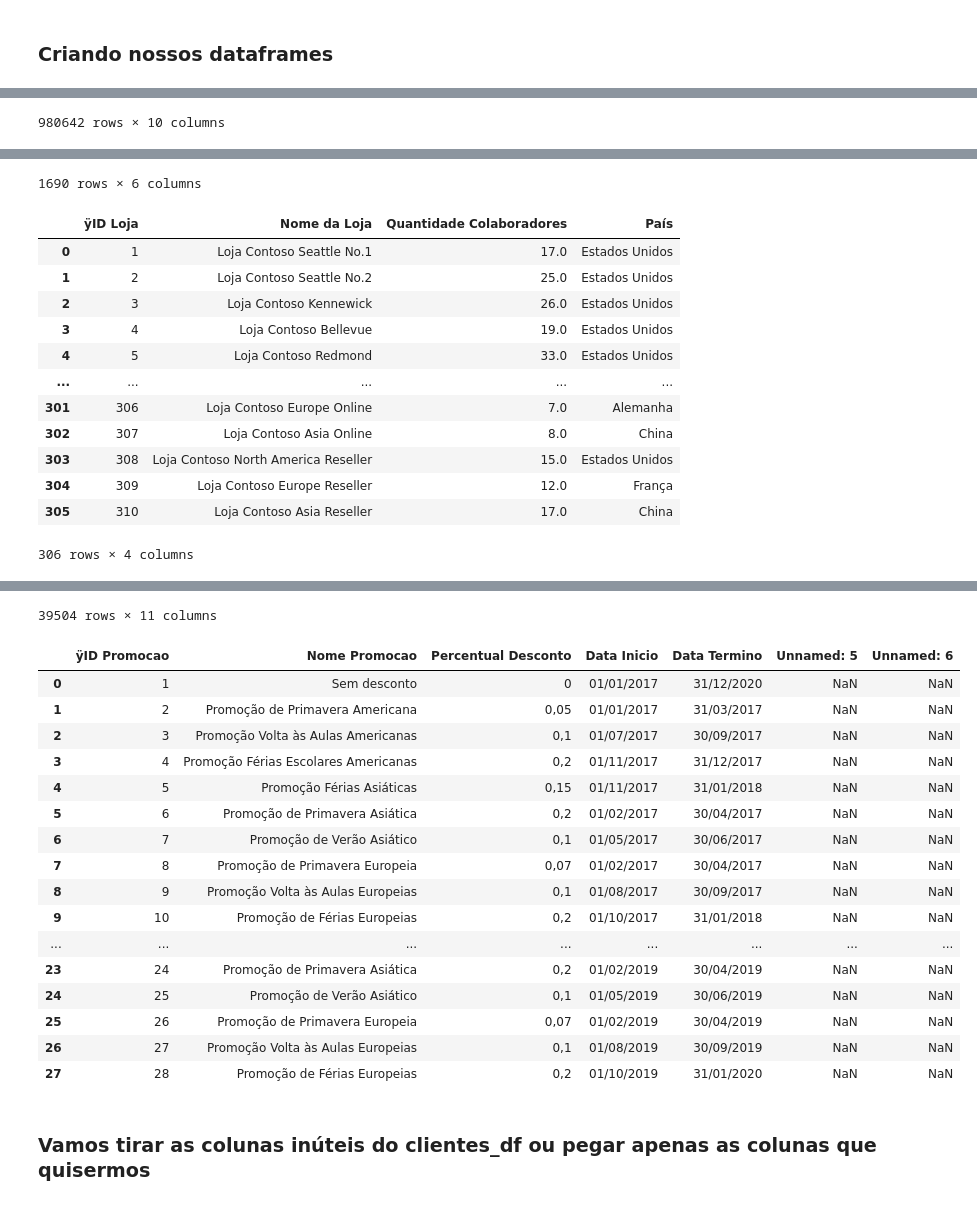
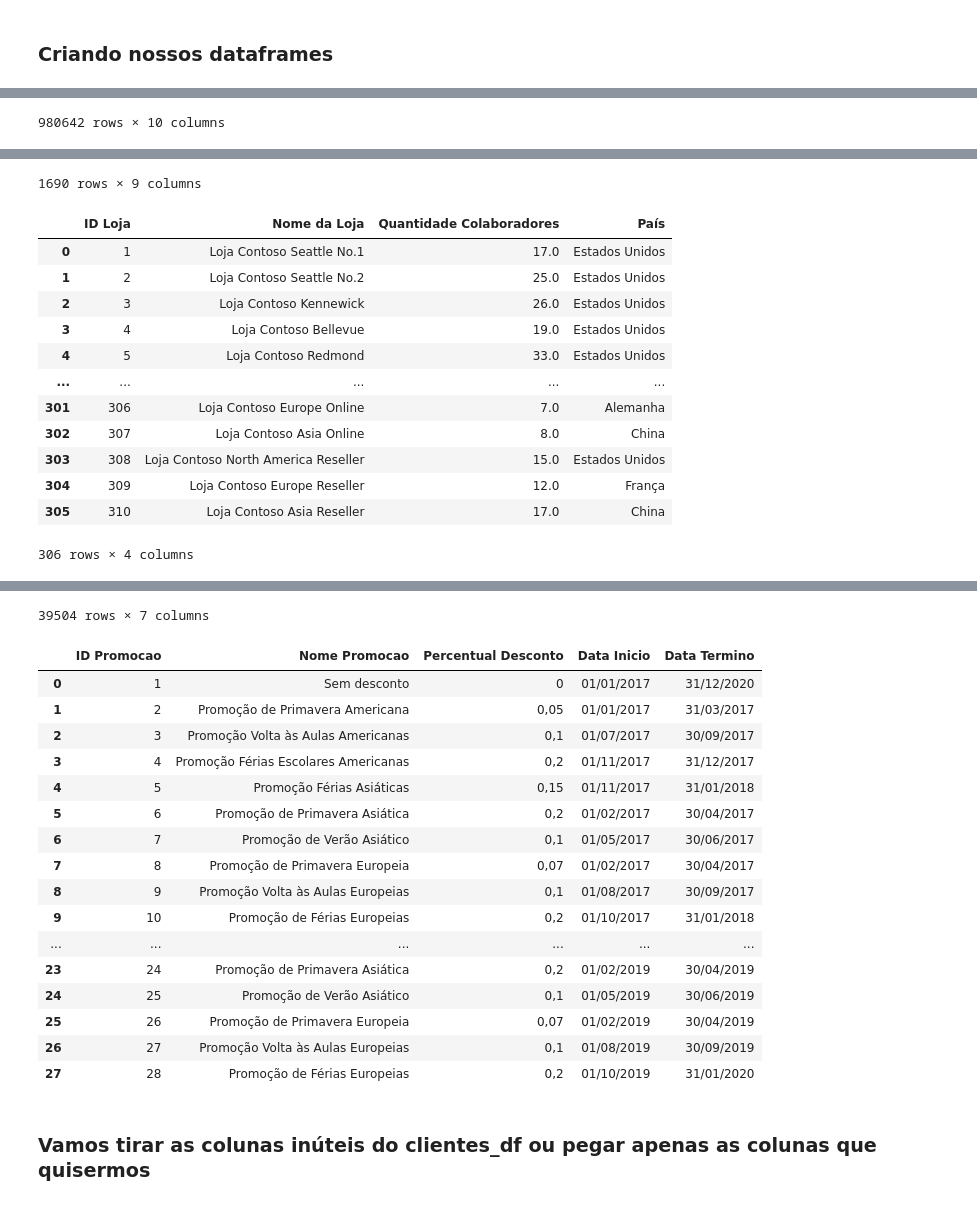
Before and after one commit to Anderson-Andy-Correa/8-Python-Impressionador-Hashtag, a Jupyter notebook: 22-Pandas_e_Integracao_com_Excel/Pandas 05 - Tratamento de Dados.ipynb, the cells around one changed output, grey strips where cells are left out. Cells and saved outputs as stored; diff of their text form; code cells hidden in the pictures.

Commit message:
Ajudando dados e reorganizando pastas

```diff
--- a/22-Pandas_e_Integracao_com_Excel/Pandas 05 - Tratamento de Dados.ipynb
+++ b/22-Pandas_e_Integracao_com_Excel/Pandas 05 - Tratamento de Dados.ipynb
@@ -13,11 +13,11 @@ import pandas as pd
 
 #às vezes precisaremos mudar o encoding. Possiveis valores para testar:
 #encoding='latin1', encoding='ISO-8859-1', encoding='utf-8' ou então encoding='cp1252'
-vendas_df = pd.read_csv(r'Contoso - Vendas - 2017.csv', sep=';', encoding='utf-8')
-produtos_df = pd.read_csv(r'Contoso - Cadastro Produtos.csv', sep=';', encoding='utf-8')
-lojas_df = pd.read_csv(r'Contoso - Lojas.csv', sep=';', encoding='latin1')
-clientes_df = pd.read_csv(r'Contoso - Clientes.csv', sep=';', encoding='latin1')
-promocoes_df = pd.read_csv(r'Contoso - Promocoes.csv', sep=';', encoding='latin1')
+vendas_df    = pd.read_csv(r'.\Pandas 05 - Dados\Contoso - Vendas - 2017.csv', sep=';', encoding='utf-8')
+produtos_df  = pd.read_csv(r'.\Pandas 05 - Dados\Contoso - Cadastro Produtos.csv', sep=';', encoding='ANSI')
+lojas_df     = pd.read_csv(r'.\Pandas 05 - Dados\Contoso - Lojas.csv', sep=';', encoding='ANSI')
+clientes_df  = pd.read_csv(r'.\Pandas 05 - Dados\Contoso - Clientes.csv', sep=';', encoding='ANSI')
+promocoes_df = pd.read_csv(r'.\Pandas 05 - Dados\Contoso - Promocoes.csv', sep=';', encoding='ANSI')
 
 
 #usaremos o display para ver todos os dataframes
@@ -55,5 +55,5 @@ display(promocoes_df)
-1690 rows × 6 columns
+1690 rows × 9 columns
-|  | ÿID Loja | Nome da Loja | Quantidade Colaboradores | País |
+|  | ID Loja | Nome da Loja | Quantidade Colaboradores | País |
 | 0 | 1 | Loja Contoso Seattle No.1 | 17.0 | Estados Unidos |
 | 1 | 2 | Loja Contoso Seattle No.2 | 25.0 | Estados Unidos |
 | 2 | 3 | Loja Contoso Kennewick | 26.0 | Estados Unidos |
@@ -81,21 +81,21 @@ display(promocoes_df)
-39504 rows × 11 columns
+39504 rows × 7 columns
-|  | ÿID Promocao | Nome Promocao | Percentual Desconto | Data Inicio | Data Termino | Unnamed: 5 | Unnamed: 6 |
-| 0 | 1 | Sem desconto | 0 | 01/01/2017 | 31/12/2020 | NaN | NaN |
-| 1 | 2 | Promoção de Primavera Americana | 0,05 | 01/01/2017 | 31/03/2017 | NaN | NaN |
-| 2 | 3 | Promoção Volta às Aulas Americanas | 0,1 | 01/07/2017 | 30/09/2017 | NaN | NaN |
-| 3 | 4 | Promoção Férias Escolares Americanas | 0,2 | 01/11/2017 | 31/12/2017 | NaN | NaN |
-| 4 | 5 | Promoção Férias Asiáticas | 0,15 | 01/11/2017 | 31/01/2018 | NaN | NaN |
-| 5 | 6 | Promoção de Primavera Asiática | 0,2 | 01/02/2017 | 30/04/2017 | NaN | NaN |
-| 6 | 7 | Promoção de Verão Asiático | 0,1 | 01/05/2017 | 30/06/2017 | NaN | NaN |
-| 7 | 8 | Promoção de Primavera Europeia | 0,07 | 01/02/2017 | 30/04/2017 | NaN | NaN |
-| 8 | 9 | Promoção Volta às Aulas Europeias | 0,1 | 01/08/2017 | 30/09/2017 | NaN | NaN |
-| 9 | 10 | Promoção de Férias Europeias | 0,2 | 01/10/2017 | 31/01/2018 | NaN | NaN |
-| ... | ... | ... | ... | ... | ... | ... | ... |
-| 23 | 24 | Promoção de Primavera Asiática | 0,2 | 01/02/2019 | 30/04/2019 | NaN | NaN |
-| 24 | 25 | Promoção de Verão Asiático | 0,1 | 01/05/2019 | 30/06/2019 | NaN | NaN |
-| 25 | 26 | Promoção de Primavera Europeia | 0,07 | 01/02/2019 | 30/04/2019 | NaN | NaN |
-| 26 | 27 | Promoção Volta às Aulas Europeias | 0,1 | 01/08/2019 | 30/09/2019 | NaN | NaN |
-| 27 | 28 | Promoção de Férias Europeias | 0,2 | 01/10/2019 | 31/01/2020 | NaN | NaN |
+|  | ID Promocao | Nome Promocao | Percentual Desconto | Data Inicio | Data Termino |
+| 0 | 1 | Sem desconto | 0 | 01/01/2017 | 31/12/2020 |
+| 1 | 2 | Promoção de Primavera Americana | 0,05 | 01/01/2017 | 31/03/2017 |
+| 2 | 3 | Promoção Volta às Aulas Americanas | 0,1 | 01/07/2017 | 30/09/2017 |
+| 3 | 4 | Promoção Férias Escolares Americanas | 0,2 | 01/11/2017 | 31/12/2017 |
+| 4 | 5 | Promoção Férias Asiáticas | 0,15 | 01/11/2017 | 31/01/2018 |
+| 5 | 6 | Promoção de Primavera Asiática | 0,2 | 01/02/2017 | 30/04/2017 |
+| 6 | 7 | Promoção de Verão Asiático | 0,1 | 01/05/2017 | 30/06/2017 |
+| 7 | 8 | Promoção de Primavera Europeia | 0,07 | 01/02/2017 | 30/04/2017 |
+| 8 | 9 | Promoção Volta às Aulas Europeias | 0,1 | 01/08/2017 | 30/09/2017 |
+| 9 | 10 | Promoção de Férias Europeias | 0,2 | 01/10/2017 | 31/01/2018 |
+| ... | ... | ... | ... | ... | ... |
+| 23 | 24 | Promoção de Primavera Asiática | 0,2 | 01/02/2019 | 30/04/2019 |
+| 24 | 25 | Promoção de Verão Asiático | 0,1 | 01/05/2019 | 30/06/2019 |
+| 25 | 26 | Promoção de Primavera Europeia | 0,07 | 01/02/2019 | 30/04/2019 |
+| 26 | 27 | Promoção Volta às Aulas Europeias | 0,1 | 01/08/2019 | 30/09/2019 |
+| 27 | 28 | Promoção de Férias Europeias | 0,2 | 01/10/2019 | 31/01/2020 |
 # %% [markdown]
 ### Vamos tirar as colunas inúteis do clientes_df ou pegar apenas as colunas que quisermos
 # %% [raw]
```
Also changed, not shown: parts of 5 cells of this notebook, 8 other files.
